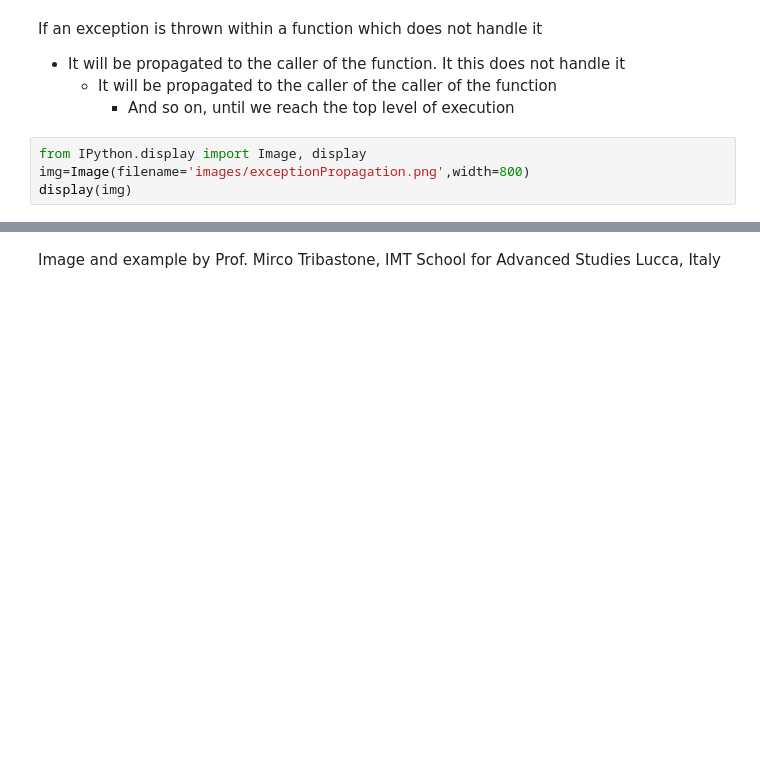
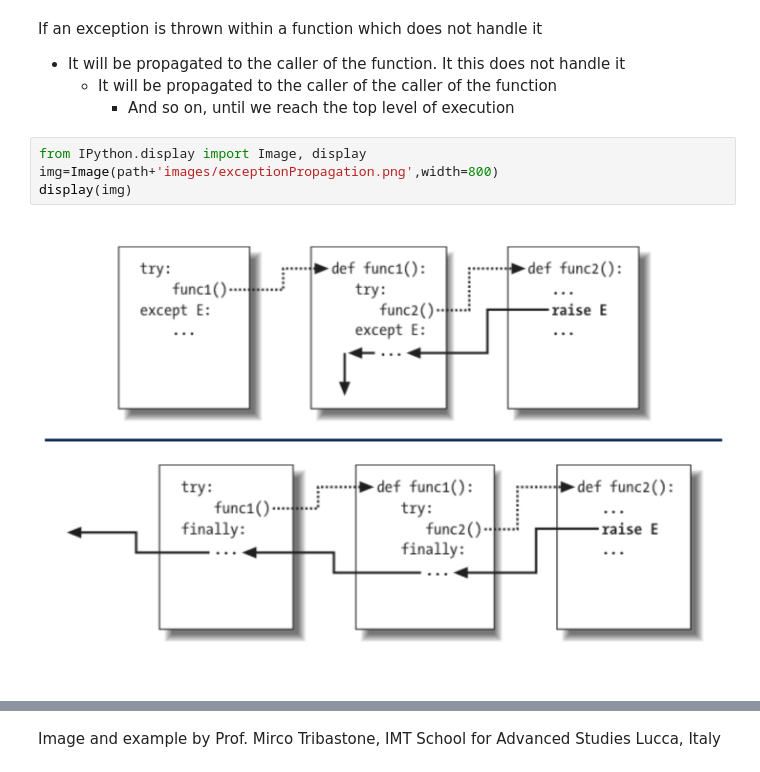
Before and after one commit to EMbeDS-education/StatsAndComputing20202021, a Jupyter notebook: IPDP/jupyter/jupyterNotebooks/06ModulesExceptionsAndOOP.ipynb, the cells around one changed output, grey strips where cells are left out. Drawn from its saved outputs; the diff is of its cells as text; blank space fills up the shorter version.

```diff
--- a/IPDP/jupyter/jupyterNotebooks/06ModulesExceptionsAndOOP.ipynb
+++ b/IPDP/jupyter/jupyterNotebooks/06ModulesExceptionsAndOOP.ipynb
@@ -368,8 +441,10 @@ If an exception is thrown within a function which does not handle it
     * And so on, until we reach the top level of execution
 # %%
 from IPython.display import Image, display
-img=Image(filename='images/exceptionPropagation.png',width=800)
+img=Image(path+'images/exceptionPropagation.png',width=800)
 display(img)
+# %% [output]
+[figure, added]
 # %%
 def func1():
     try:
```
Also changed, not shown: parts of 35 cells of this notebook.
